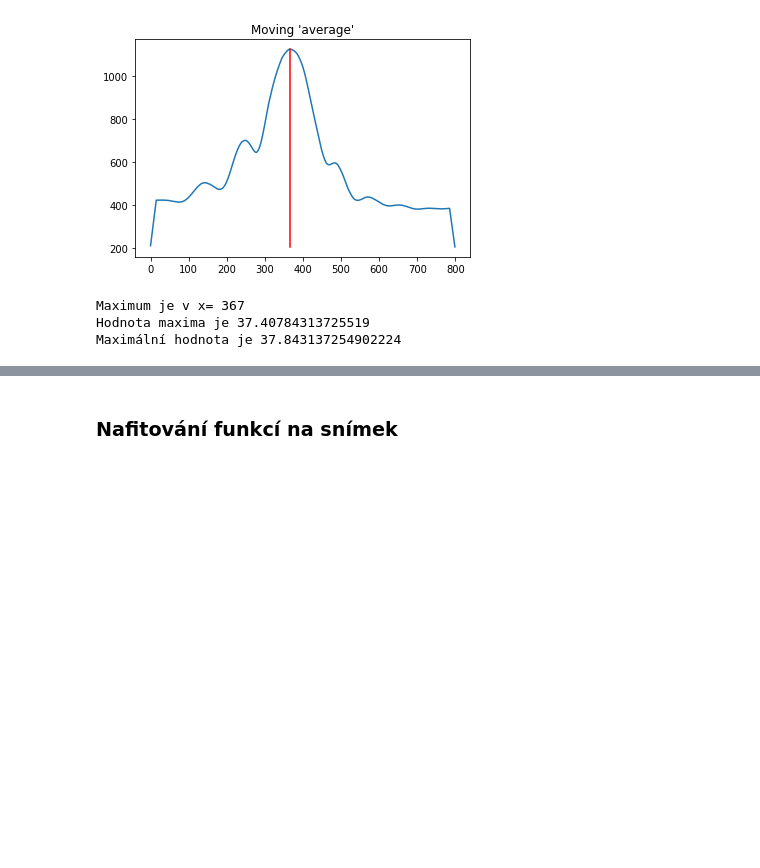
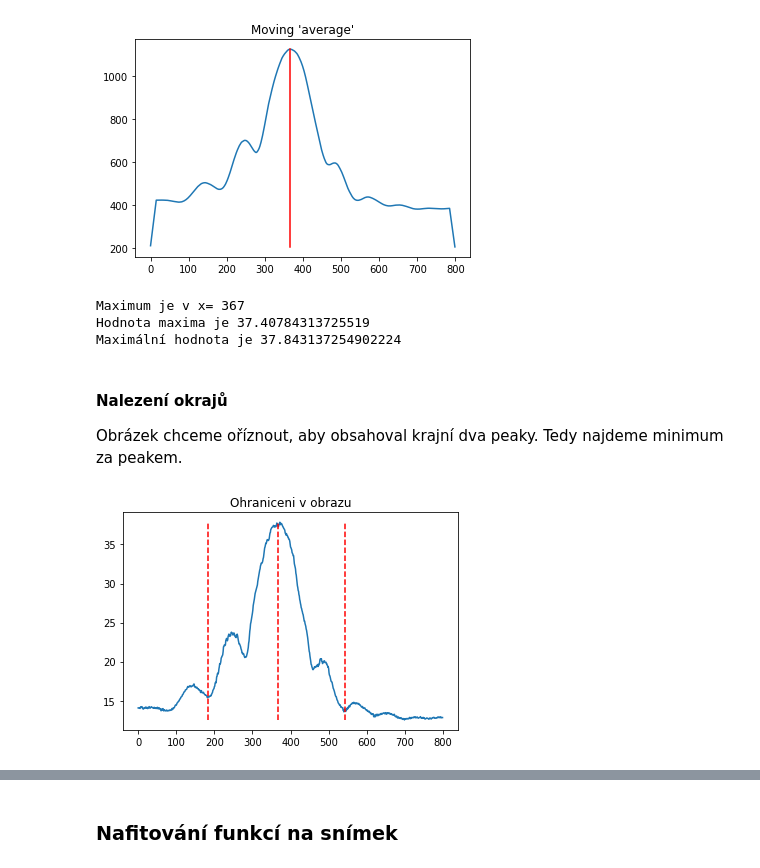
Before and after one commit to Tommekster/tyden-vedy-scintilator, a Jupyter notebook: stepfunction.ipynb, the cells around one changed output, grey strips where cells are left out. Drawn from its saved outputs; the diff is of its cells as text; code cells hidden in the pictures; blank space fills up the shorter version.

```diff
--- a/stepfunction.ipynb
+++ b/stepfunction.ipynb
@@ -130,3 +130,6 @@ print('Maximální hodnota je', np.max(h1))
 Maximum je v x= 367
 Hodnota maxima je 37.40784313725519
 Maximální hodnota je 37.843137254902224
+# %% [markdown]
+#### Nalezení okrajů
+Obrázek chceme oříznout, aby obsahoval krajní dva peaky. Tedy najdeme minimum za peakem.
@@ -132,0 +154,11 @@ Maximální hodnota je 37.843137254902224
+# %%
+def plot_line(x, to_data):
+    return plt.plot([x, x], [f(to_data) for f in (np.min, np.max)], 'r--')
+# %%
+plt.plot(h1);
+plot_line(h1_max_x, h1);
+plot_line(bound_R, h1);
+plot_line(bound_L, h1);
+plt.title('Ohraniceni v obrazu');
+# %% [output]
+[figure, added]
```
Also changed, not shown: parts of 7 cells of this notebook.
